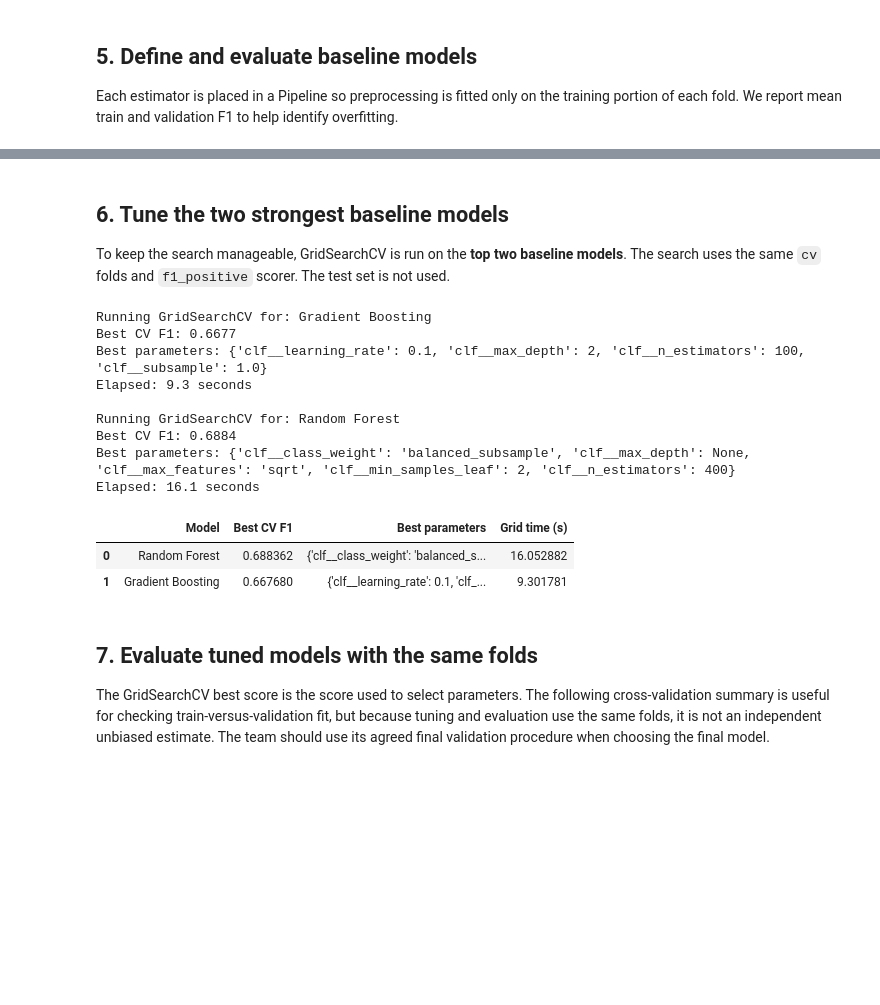
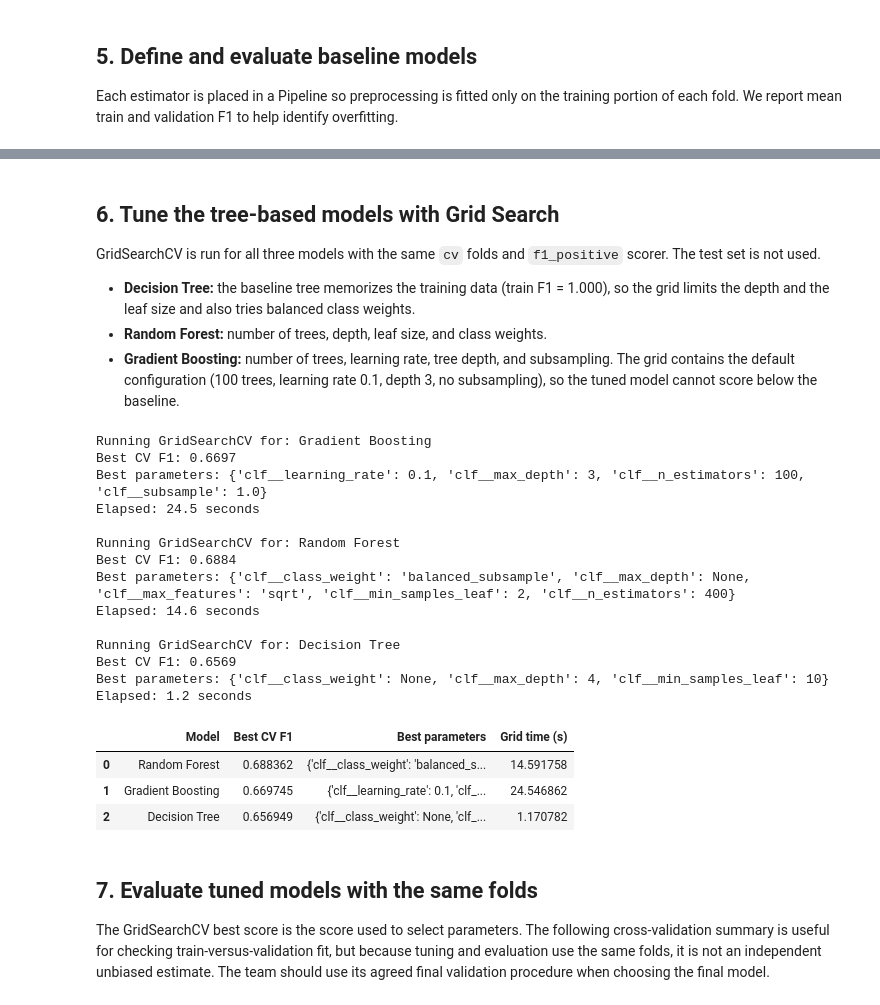
Before and after one commit to dori1717/CAI_4105_2026_Fall_Team_4, a Jupyter notebook: challenge2/03_bakai_models.ipynb, the cells around one changed output, grey strips where cells are left out. Cells and saved outputs as stored; diff of their text form; code cells hidden in the pictures; blank space fills up the shorter version.

```diff
--- a/challenge2/03_bakai_models.ipynb
+++ b/challenge2/03_bakai_models.ipynb
@@ -227,12 +227,16 @@ display(baseline_results.style.format({
 # %% [markdown]
-## 6. Tune the two strongest baseline models
+## 6. Tune the tree-based models with Grid Search
 
-To keep the search manageable, GridSearchCV is run on the **top two baseline models**. The search uses the same `cv` folds and `f1_positive` scorer. The test set is not used.
+GridSearchCV is run for all three models with the same `cv` folds and `f1_positive` scorer. The test set is not used.
+
+- **Decision Tree:** the baseline tree memorizes the training data (train F1 = 1.000), so the grid limits the depth and the leaf size and also tries balanced class weights.
+- **Random Forest:** number of trees, depth, leaf size, and class weights.
+- **Gradient Boosting:** number of trees, learning rate, tree depth, and subsampling. The grid contains the default configuration (100 trees, learning rate 0.1, depth 3, no subsampling), so the tuned model cannot score below the baseline.
 # %%
 param_grids = {
     "Decision Tree": {
-        "clf__max_depth": [None, 8, 16],
-        "clf__min_samples_leaf": [1, 3],
+        "clf__max_depth": [None, 4, 6, 8, 16],
+        "clf__min_samples_leaf": [1, 3, 10, 30],
         "clf__class_weight": [None, "balanced"],
     },
     "Random Forest": {
@@ -245,18 +249,18 @@ param_grids = {
     "Gradient Boosting": {
         "clf__n_estimators": [100, 200],
         "clf__learning_rate": [0.05, 0.1],
-        "clf__max_depth": [1, 2],
+        "clf__max_depth": [1, 2, 3, 4],
         "clf__subsample": [0.8, 1.0],
     },
 }
 
-top_two = baseline_results["Model"].head(2).tolist()
+models_to_tune = baseline_results["Model"].tolist()
 grid_searches = {}
 tuned_pipelines = {}
 grid_rows = []
 grid_times = {}
 
-for name in top_two:
+for name in models_to_tune:
     print(f"Running GridSearchCV for: {name}")
     start = time.perf_counter()
 
@@ -270,39 +274,45 @@ for name in top_two:
         return_train_score=True,
     )
     grid.fit(X, y)
 
     elapsed = time.perf_counter() - start
     grid_times[name] = elapsed
     grid_searches[name] = grid
     tuned_pipelines[name] = grid.best_estimator_
 
     grid_rows.append({
         "Model": name,
         "Best CV F1": grid.best_score_,
         "Best parameters": grid.best_params_,
         "Grid time (s)": elapsed,
     })
     print("Best CV F1:", round(grid.best_score_, 4))
     print("Best parameters:", grid.best_params_)
     print(f"Elapsed: {elapsed:.1f} seconds\n")
 
 grid_results = pd.DataFrame(grid_rows).sort_values(
     "Best CV F1", ascending=False
 ).reset_index(drop=True)
 display(grid_results)
 # %% [output]
 Running GridSearchCV for: Gradient Boosting
-Best CV F1: 0.6677
-Best parameters: {'clf__learning_rate': 0.1, 'clf__max_depth': 2, 'clf__n_estimators': 100, 'clf__subsample': 1.0}
-Elapsed: 9.3 seconds
+Best CV F1: 0.6697
+Best parameters: {'clf__learning_rate': 0.1, 'clf__max_depth': 3, 'clf__n_estimators': 100, 'clf__subsample': 1.0}
+Elapsed: 24.5 seconds
 
 Running GridSearchCV for: Random Forest
 Best CV F1: 0.6884
 Best parameters: {'clf__class_weight': 'balanced_subsample', 'clf__max_depth': None, 'clf__max_features': 'sqrt', 'clf__min_samples_leaf': 2, 'clf__n_estimators': 400}
-Elapsed: 16.1 seconds
+Elapsed: 14.6 seconds
+
+Running GridSearchCV for: Decision Tree
+Best CV F1: 0.6569
+Best parameters: {'clf__class_weight': None, 'clf__max_depth': 4, 'clf__min_samples_leaf': 10}
+Elapsed: 1.2 seconds
 |  | Model | Best CV F1 | Best parameters | Grid time (s) |
-| 0 | Random Forest | 0.688362 | {'clf__class_weight': 'balanced_s... | 16.052882 |
-| 1 | Gradient Boosting | 0.667680 | {'clf__learning_rate': 0.1, 'clf_... | 9.301781 |
+| 0 | Random Forest | 0.688362 | {'clf__class_weight': 'balanced_s... | 14.591758 |
+| 1 | Gradient Boosting | 0.669745 | {'clf__learning_rate': 0.1, 'clf_... | 24.546862 |
+| 2 | Decision Tree | 0.656949 | {'clf__class_weight': None, 'clf_... | 1.170782 |
 # %% [markdown]
 ## 7. Evaluate tuned models with the same folds
 
```
Also changed, not shown: parts of 7 cells of this notebook.
